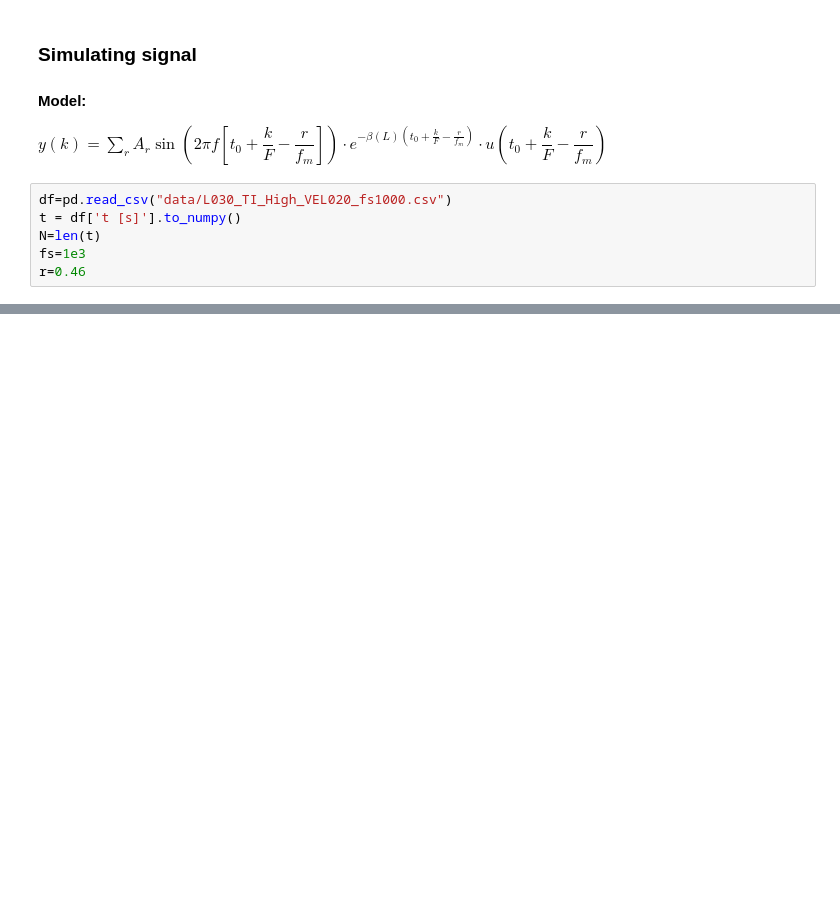
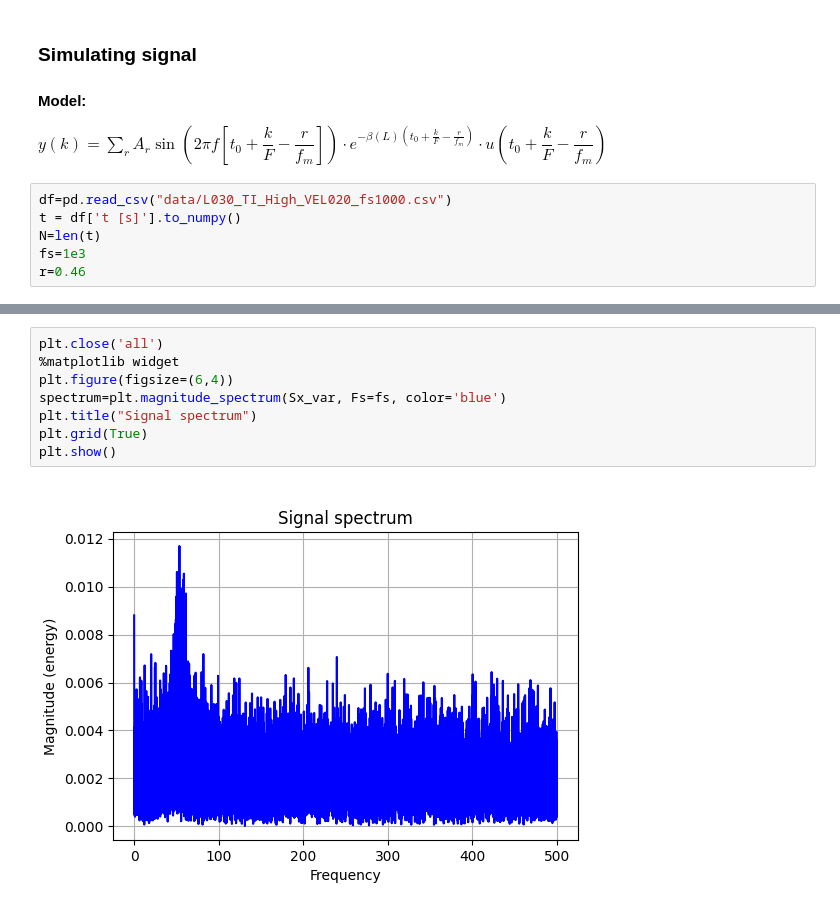
Before and after one commit to androdl96/FlatWheels, a Jupyter notebook: sim_model_programming.ipynb, the cells around one changed output, grey strips where cells are left out. Cells and saved outputs as stored; diff of their text form; blank space fills up the shorter version.

```diff
--- a/sim_model_programming.ipynb
+++ b/sim_model_programming.ipynb
@@ -92,0 +88,10 @@ plt.show()
+# %%
+plt.close('all')
+%matplotlib widget
+plt.figure(figsize=(6,4))
+spectrum=plt.magnitude_spectrum(Sx_var, Fs=fs, color='blue')
+plt.title("Signal spectrum")
+plt.grid(True)
+plt.show()
+# %% [output]
+[figure, added]
```
Also changed, not shown: parts of 7 cells of this notebook.
